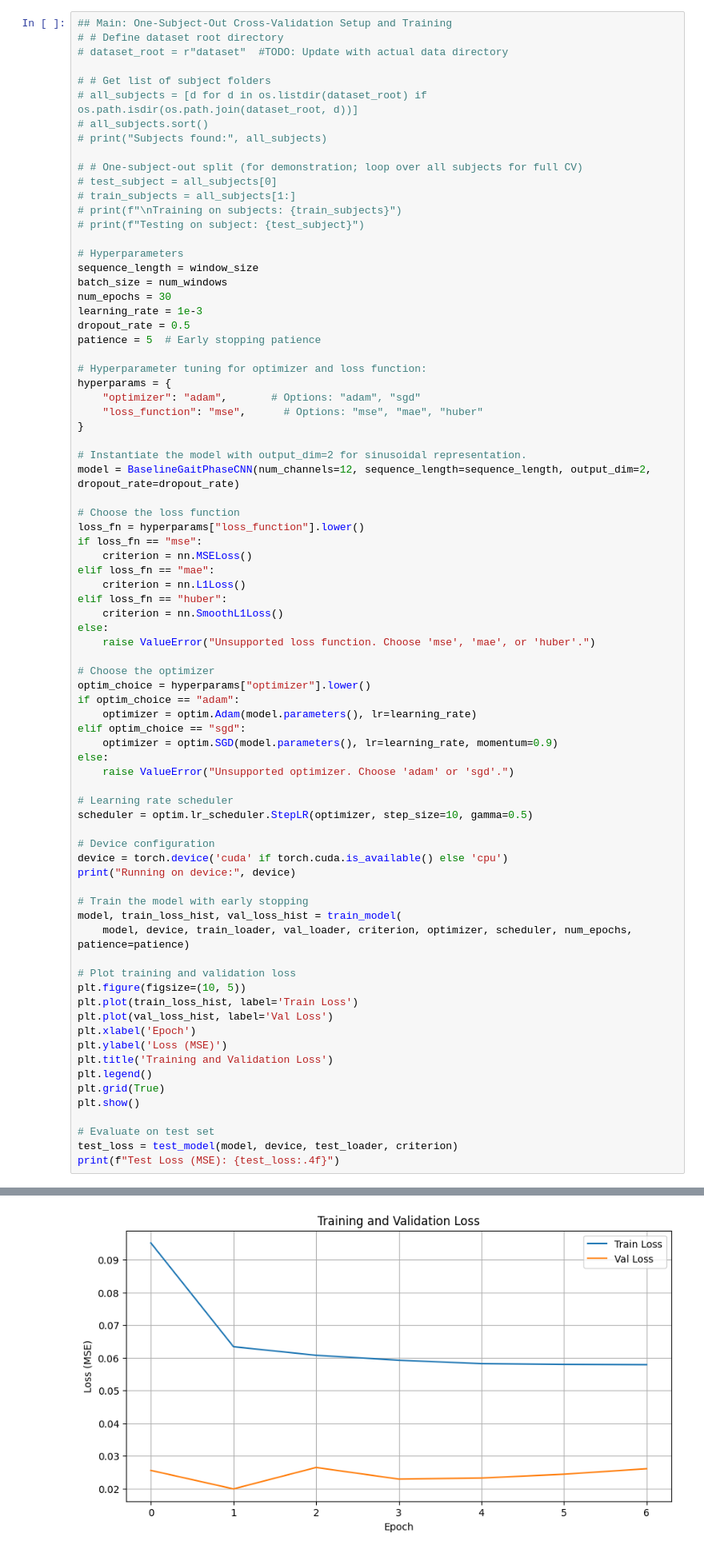
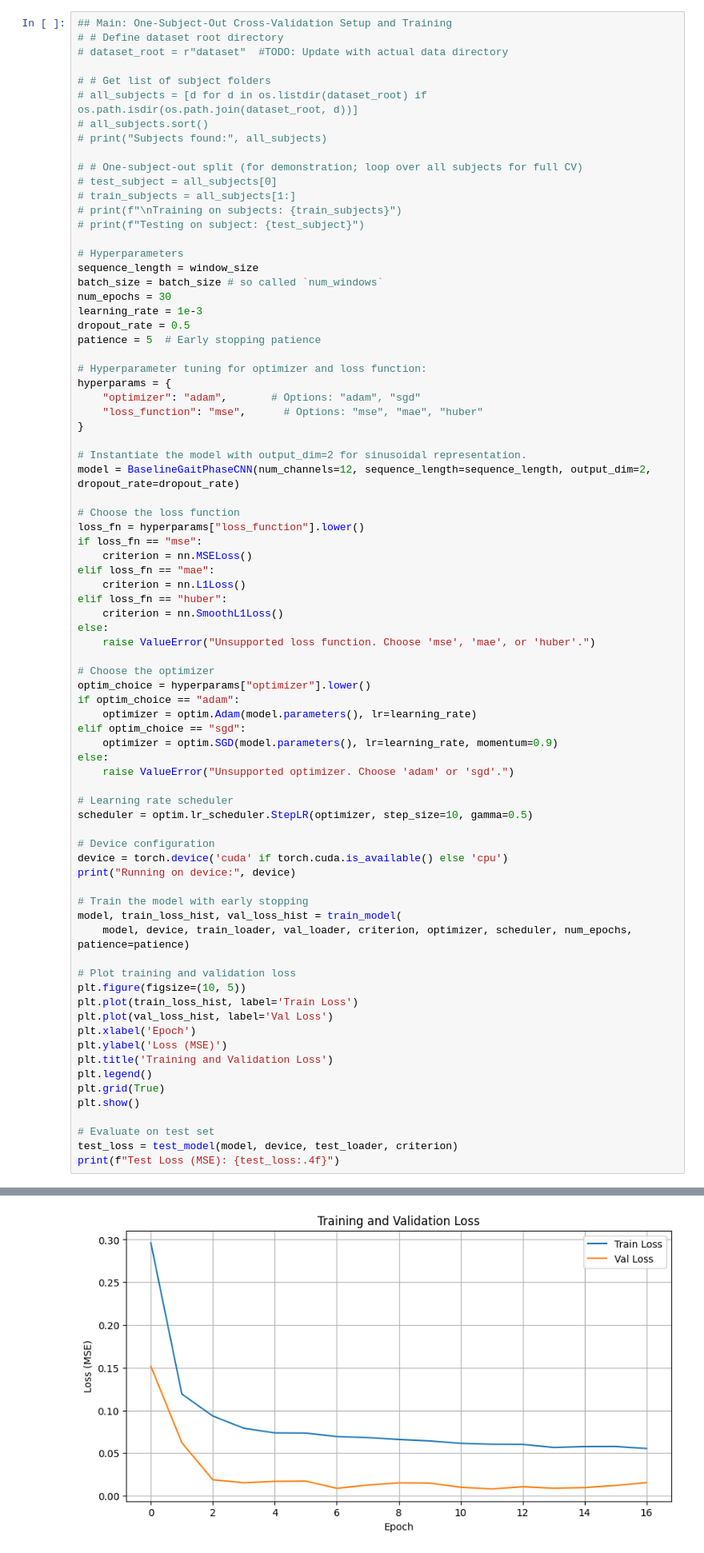
Before and after one commit to BeNavon/LBIS_project, a Jupyter notebook: baseline 1802.ipynb, the cells around one changed output, grey strips where cells are left out. Shown: that part at 80% size. Saved outputs shown, nothing was run; the diff lists cells and outputs as text.

```diff
--- a/baseline 1802.ipynb
+++ b/baseline 1802.ipynb
@@ -257,7 +256,7 @@ def test_model(model, device, test_loader, criterion):
 
 # Hyperparameters
 sequence_length = window_size
-batch_size = num_windows
+batch_size = batch_size # so called `num_windows`
 num_epochs = 30
 learning_rate = 1e-3
 dropout_rate = 0.5
@@ -329,2 +336,2 @@ Epoch [7/30] Train Loss: 0.0579 | Val Loss: 0.0261
 Early stopping triggered after 5 epochs without improvement.
-[figure, old version]
+[figure, new version]
```
Also changed, not shown: parts of 3 cells of this notebook.
